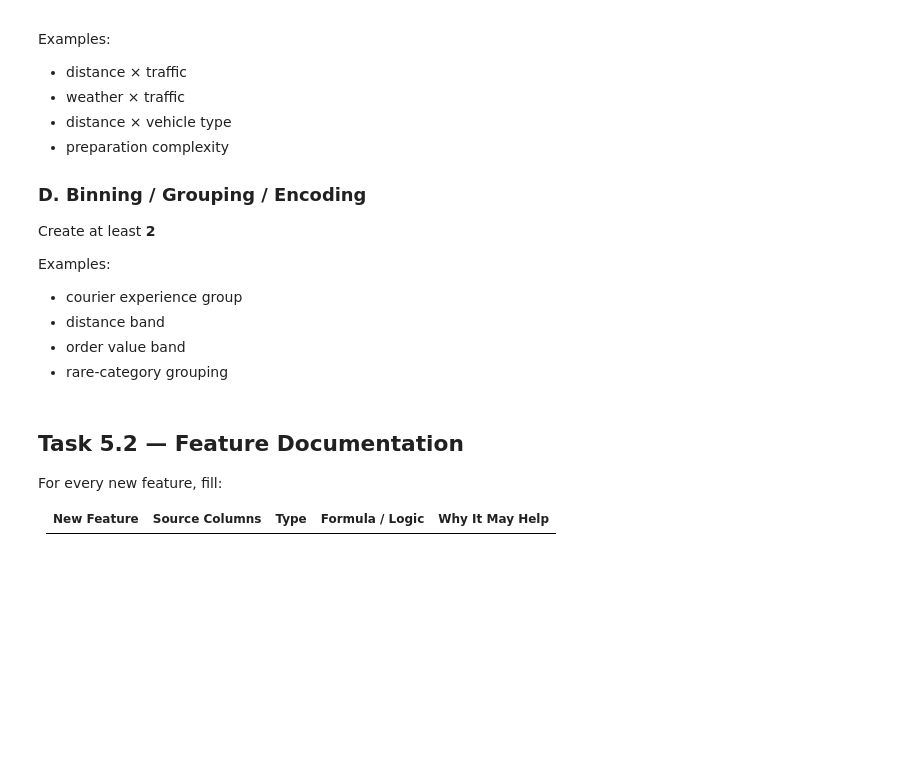
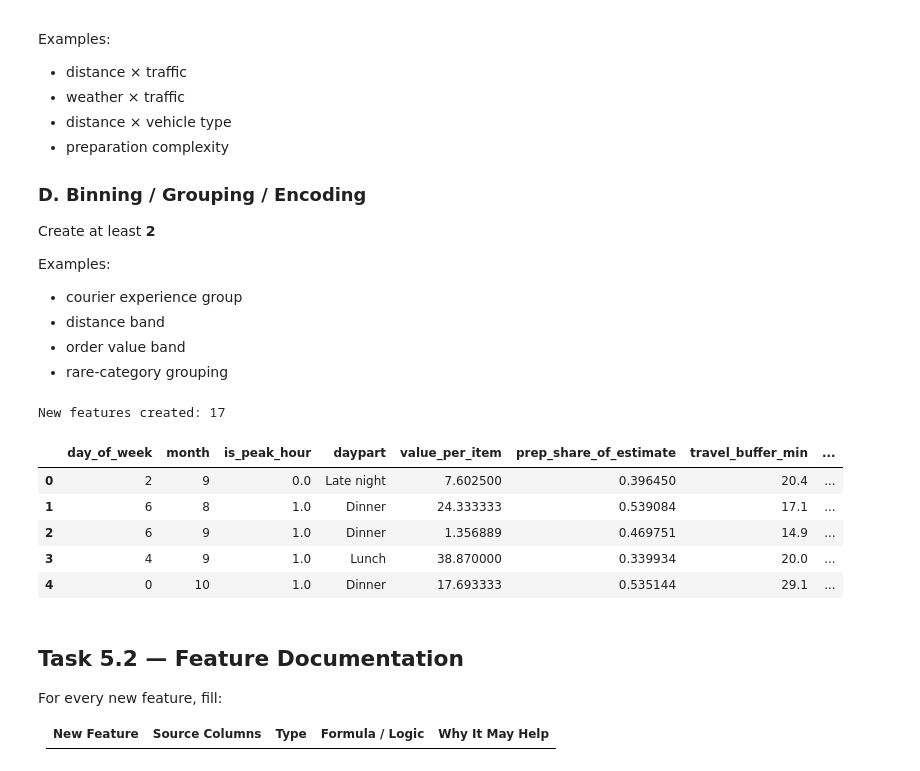
Before and after one commit to Reemahru/FoodDeliveryOperations, a Jupyter notebook: Food_Delivery_Data_Challenge_Student_ADVANCED_(1).ipynb, the cells around one changed output. Drawn from its saved outputs; the diff is of its cells as text; code cells hidden in the pictures; blank space fills up the shorter version.

```diff
--- a/Food_Delivery_Data_Challenge_Student_ADVANCED_(1).ipynb
+++ b/Food_Delivery_Data_Challenge_Student_ADVANCED_(1).ipynb
@@ -1245,6 +1310,53 @@ feature_df["severe_weather_traffic"] = (
 ).astype(int)
 
 feature_df["vehicle_distance"] = feature_df["vehicle_type"] + "_" + feature_df["distance_band"].astype(str)
+# %%
+TRAFFIC_ORD = {"Low": 1, "Medium": 2, "High": 3}
+WEATHER_RISK = {"Clear": 0, "Hot": 0, "Unknown": 0, "Windy": 1, "Dusty": 2, "Rainy": 2}   # domain knowledge: visibility / grip
+
+def add_features(d):
+    d = d.copy()
+    # ---- A. Time-based ----
+    d["day_of_week"] = d["order_date"].dt.dayofweek                       # 0 = Monday
+    d["month"] = d["order_date"].dt.month
+    d["is_peak_hour"] = np.where(d["order_hour"].isna(), np.nan, d["order_hour"].isin([12, 13, 14, 19, 20, 21]).astype(float))
+    d["daypart"] = pd.cut(d["order_hour"], [-1, 11, 14, 17, 21, 24],
+                          labels=["Morning", "Lunch", "Afternoon", "Dinner", "Late night"]).astype(object)
+    d["daypart"] = d["daypart"].fillna("Unknown")
+    # ---- B. Numerical / ratio ----
+    d["value_per_item"] = d["order_value_sar"] / d["item_count"]
+    d["prep_share_of_estimate"] = d["estimated_prep_min"] / d["estimated_delivery_min"]
+    d["travel_buffer_min"] = d["estimated_delivery_min"] - d["estimated_prep_min"]          # minutes the platform allows for riding
+    d["speed_required_kmh"] = np.where(d["travel_buffer_min"] > 0, d["distance_km"] / d["travel_buffer_min"] * 60, np.nan)
+    # ---- C. Interaction / domain ----
+    d["traffic_ord"] = d["traffic_level"].map(TRAFFIC_ORD)
+    d["traffic_x_distance"] = d["traffic_ord"] * d["distance_km"]
+    d["weather_risk"] = d["weather"].map(WEATHER_RISK)
+    d["adverse_conditions_score"] = d["traffic_ord"] + d["weather_risk"]
+    d["exposed_vehicle_bad_weather"] = (d["vehicle_type"].isin(["Motorbike", "Bicycle"]) & d["weather"].isin(["Rainy", "Windy", "Dusty"])).astype(int)
+    d["prep_complexity"] = d["item_count"] * d["estimated_prep_min"]
+    # ---- D. Binning / grouping ----
+    d["distance_band"] = pd.cut(d["distance_km"], [0, 2, 5, 8, 12, 40], labels=["0-2km", "2-5km", "5-8km", "8-12km", "12km+"]).astype(object).fillna("Unknown")
+    d["experience_group"] = pd.cut(d["courier_experience_months"], [-1, 3, 12, 36, 100],
+                                   labels=["New (0-3m)", "Junior (4-12m)", "Experienced (13-36m)", "Veteran (37m+)"]).astype(object).fillna("Unknown")
+    d["value_band"] = pd.cut(d["order_value_sar"], [0, 50, 100, 200, 2000], labels=["<50", "50-100", "100-200", "200+"]).astype(object).fillna("Unknown")
+    return d
+
+feature_df = add_features(clean_df)
+new_features = ["day_of_week", "month", "is_peak_hour", "daypart", "value_per_item", "prep_share_of_estimate",
+                "travel_buffer_min", "speed_required_kmh", "traffic_ord", "traffic_x_distance", "weather_risk",
+                "adverse_conditions_score", "exposed_vehicle_bad_weather", "prep_complexity",
+                "distance_band", "experience_group", "value_band"]
+print("New features created:", len(new_features))
+feature_df[new_features].head()
+# %% [output]
+New features created: 17
+|  | day_of_week | month | is_peak_hour | daypart | value_per_item | prep_share_of_estimate | travel_buffer_min | ... |
+| 0 | 2 | 9 | 0.0 | Late night | 7.602500 | 0.396450 | 20.4 | ... |
+| 1 | 6 | 8 | 1.0 | Dinner | 24.333333 | 0.539084 | 17.1 | ... |
+| 2 | 6 | 9 | 1.0 | Dinner | 1.356889 | 0.469751 | 14.9 | ... |
+| 3 | 4 | 9 | 1.0 | Lunch | 38.870000 | 0.339934 | 20.0 | ... |
+| 4 | 0 | 10 | 1.0 | Dinner | 17.693333 | 0.535144 | 29.1 | ... |
 # %% [markdown]
 ## Task 5.2 — Feature Documentation
 
```
Also changed, not shown: parts of 18 cells of this notebook.
